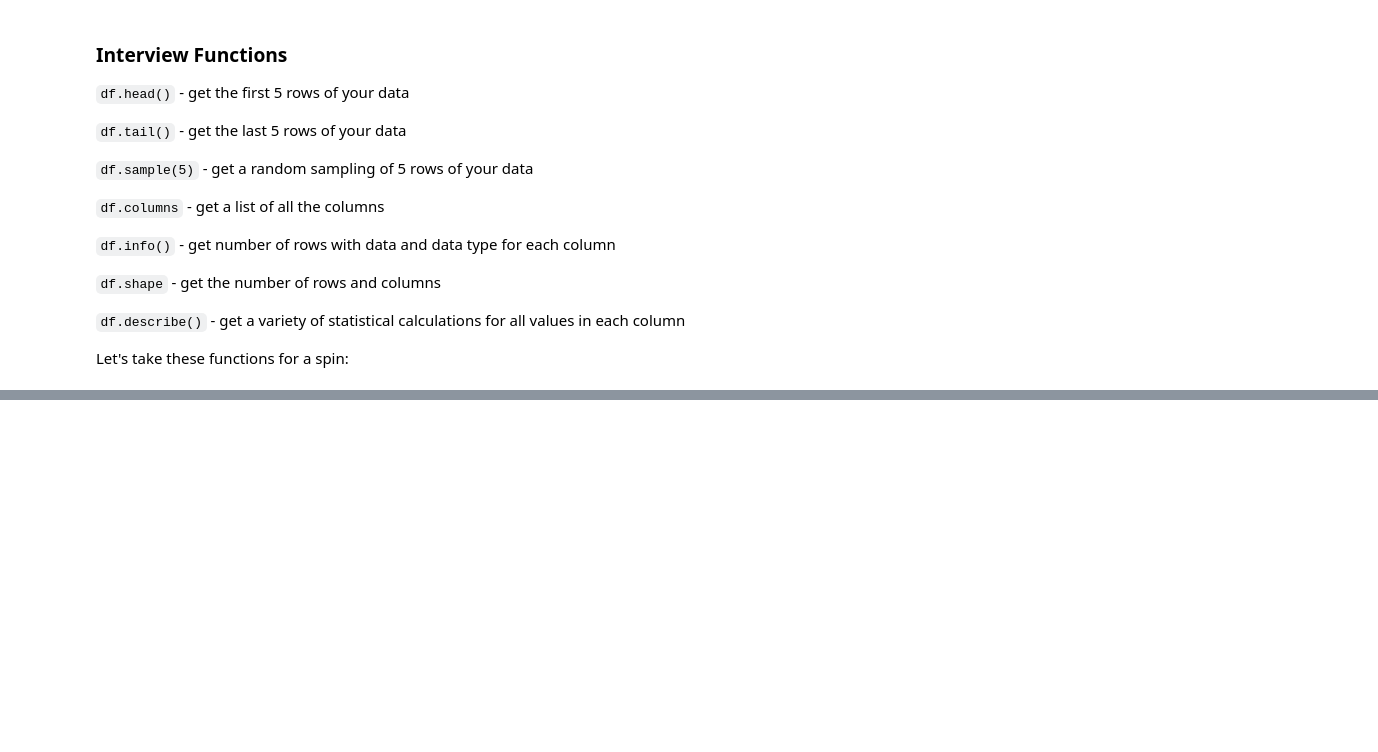
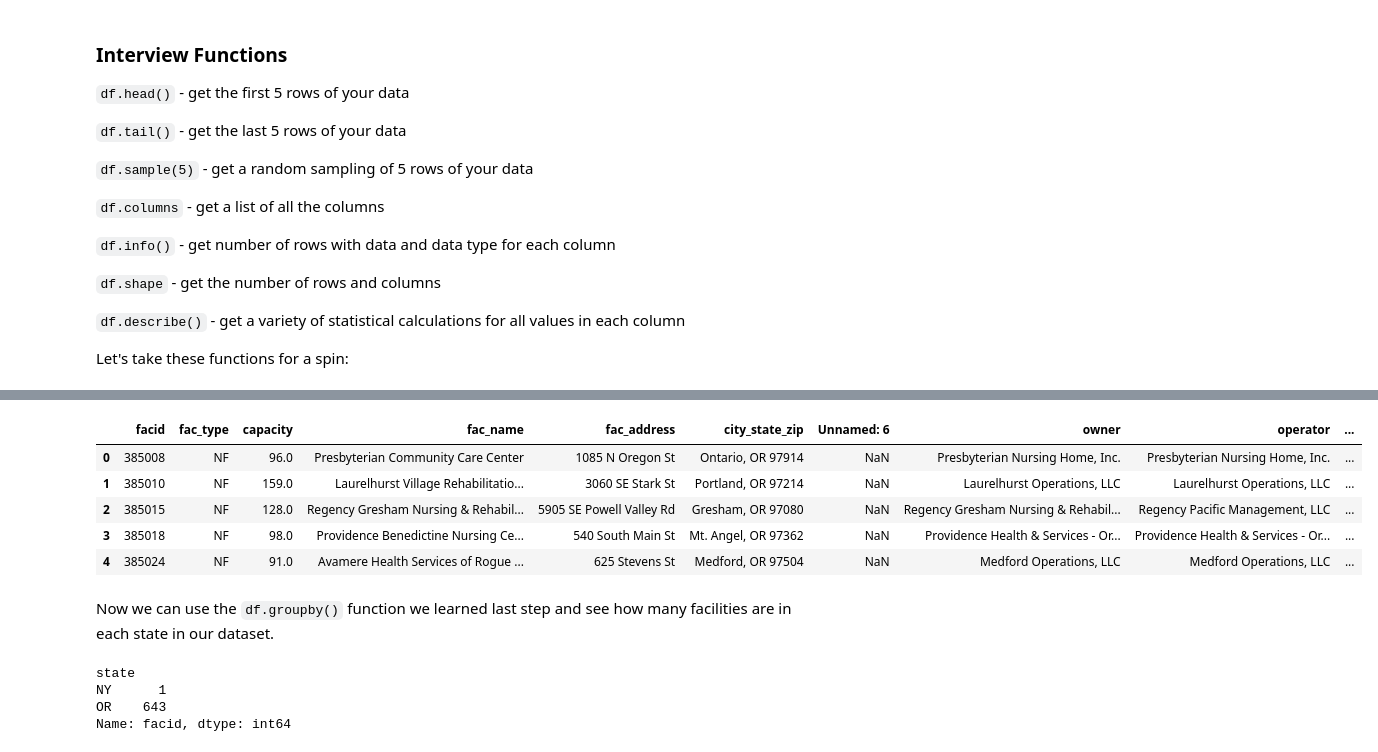
Before and after one commit to wcraft/nicar-2019, a Jupyter notebook: pandas.ipynb, the cells around one changed output, grey strips where cells are left out. Saved outputs shown, nothing was run; the diff lists cells and outputs as text; code cells hidden in the pictures; blank space fills up the shorter version.

```diff
--- a/pandas.ipynb
+++ b/pandas.ipynb
@@ -182,0 +200,20 @@ One of my first questions might be... what do all the columns mean? This dataset
+# %%
+# separate beginning of entry to comma
+nfacs['state'] = (nfacs['city_state_zip'].str[-8:]).str.split(" ").str[0]
+nfacs.head()
+# %% [output]
+|  | facid | fac_type | capacity | fac_name | fac_address | city_state_zip | Unnamed: 6 | owner | operator | ... |
+| 0 | 385008 | NF | 96.0 | Presbyterian Community Care Center | 1085 N Oregon St | Ontario, OR 97914 | NaN | Presbyterian Nursing Home, Inc. | Presbyterian Nursing Home, Inc. | ... |
+| 1 | 385010 | NF | 159.0 | Laurelhurst Village Rehabilitatio... | 3060 SE Stark St | Portland, OR 97214 | NaN | Laurelhurst Operations, LLC | Laurelhurst Operations, LLC | ... |
+| 2 | 385015 | NF | 128.0 | Regency Gresham Nursing & Rehabil... | 5905 SE Powell Valley Rd | Gresham, OR 97080 | NaN | Regency Gresham Nursing & Rehabil... | Regency Pacific Management, LLC | ... |
+| 3 | 385018 | NF | 98.0 | Providence Benedictine Nursing Ce... | 540 South Main St | Mt. Angel, OR 97362 | NaN | Providence Health & Services - Or... | Providence Health & Services - Or... | ... |
+| 4 | 385024 | NF | 91.0 | Avamere Health Services of Rogue ... | 625 Stevens St | Medford, OR 97504 | NaN | Medford Operations, LLC | Medford Operations, LLC | ... |
+# %% [markdown]
+Now we can use the `df.groupby()` function we learned last step and see how many facilities are in each state in our dataset.
+# %%
+nfacs.groupby('state').facid.agg('count')
+# %% [output]
+state
+NY      1
+OR    643
+Name: facid, dtype: int64
```
Also changed, not shown: parts of 24 cells of this notebook, 2 other files.
